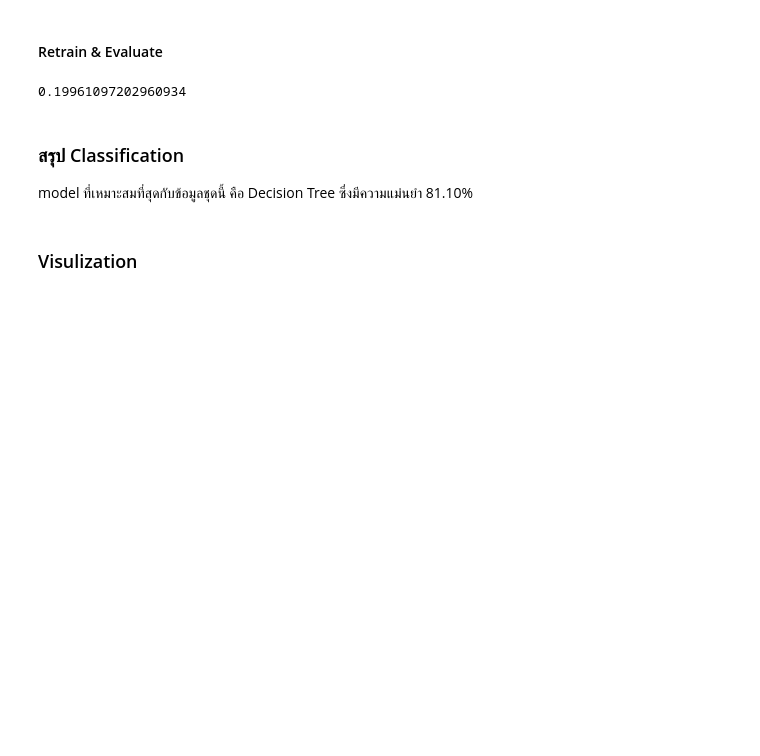
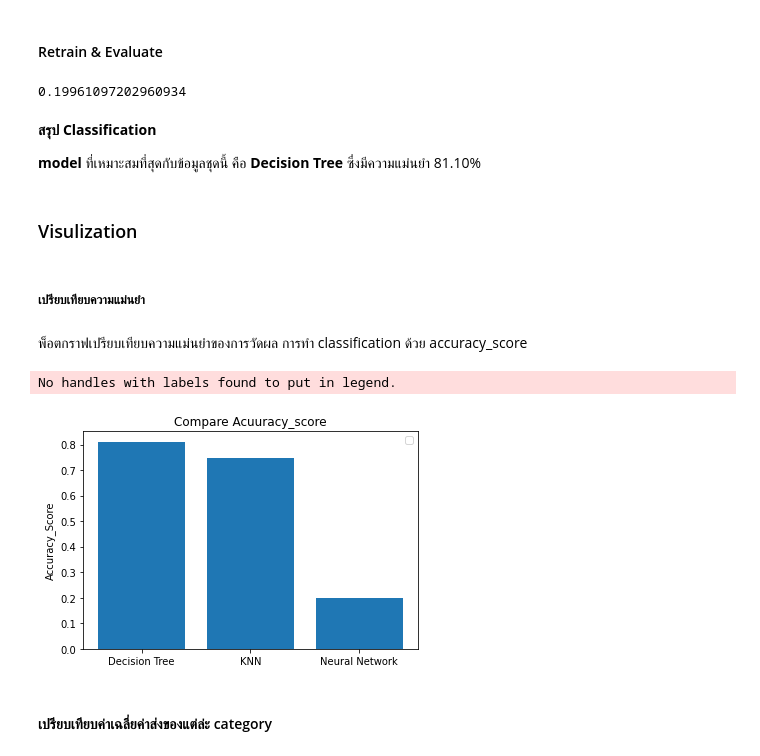
Before and after one commit to jittakorn-ch/DWDM21, a Jupyter notebook: Group_Project.ipynb, the cells around one changed output. Saved outputs shown, nothing was run; the diff lists cells and outputs as text; code cells hidden in the pictures; blank space fills up the shorter version.

```diff
--- a/Group_Project.ipynb
+++ b/Group_Project.ipynb
@@ -499,7 +499,8 @@ mytree3_final.fit(X_train,y_train)
 mytree3_final_result = mytree3_final.predict(X_test)
 # %%
 #Evaluate
-accuracy_score(y_test, mytree3_final_result)
+acc_decision_tree = accuracy_score(y_test, mytree3_final_result)
+acc_decision_tree
 # %% [output]
 0.8109252021684707
 # %%
@@ -590,7 +591,8 @@ neigh3_final.fit(X_train,y_train)
 knn3_final_result = neigh3_final.predict(X_test)
 # %%
 #Evaluate
-accuracy_score(y_test, knn3_final_result)
+acc_KNN = accuracy_score(y_test, knn3_final_result)
+acc_KNN
 # %% [output]
 0.7477081569799903
 # %% [markdown]
@@ -648,12 +650,32 @@ perceptron3_final.fit(X_train2,y_train2)
 perceptron3_final_result = perceptron3_final.predict(X_test)
 # %%
 #Evaluate
-accuracy_score(y_test, perceptron3_final_result)
+acc_NN = accuracy_score(y_test, perceptron3_final_result)
+acc_NN
 # %% [output]
 0.19961097202960934
 # %% [markdown]
-### สรุป Classification
+**สรุป Classification**
 
-model ที่เหมาะสมที่สุดกับข้อมูลชุดนี้ คือ Decision Tree ซึ่งมีความแม่นยำ 81.10%
+**model** ที่เหมาะสมที่สุดกับข้อมูลชุดนี้ คือ **Decision Tree** ซึ่งมีความแม่นยำ 81.10%
 # %% [markdown]
 ### Visulization
+# %% [markdown]
+##### เปรียบเทียบความแม่นยำ
+# %% [markdown]
+พ็อตกราฟเปรียบเทียบความแม่นยำของการวัดผล การทำ classification ด้วย accuracy_score
+# %%
+from matplotlib import pyplot as plt
+
+labels = ['Decision Tree', 'KNN', 'Neural Network']
+accuracy_Y = [acc_decision_tree,acc_KNN,acc_NN]
+#plot
+plt.bar(labels,accuracy_Y)
+plt.ylabel('Accuracy_Score')
+plt.title('Compare Acuuracy_score')
+plt.legend();
+# %% [output]
+No handles with labels found to put in legend.
+[figure, added]
+# %% [markdown]
+#### เปรียบเทียบค่าเฉลี่ยค่าส่งของแต่ล่ะ category
```
Also changed, not shown: parts of 18 cells of this notebook.
